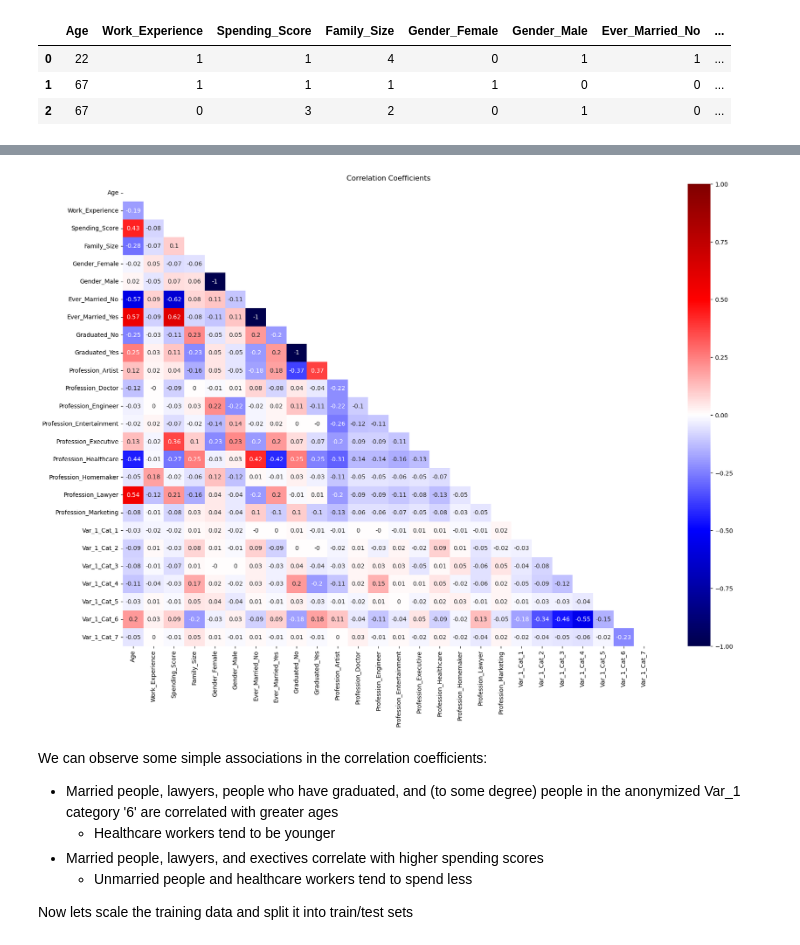
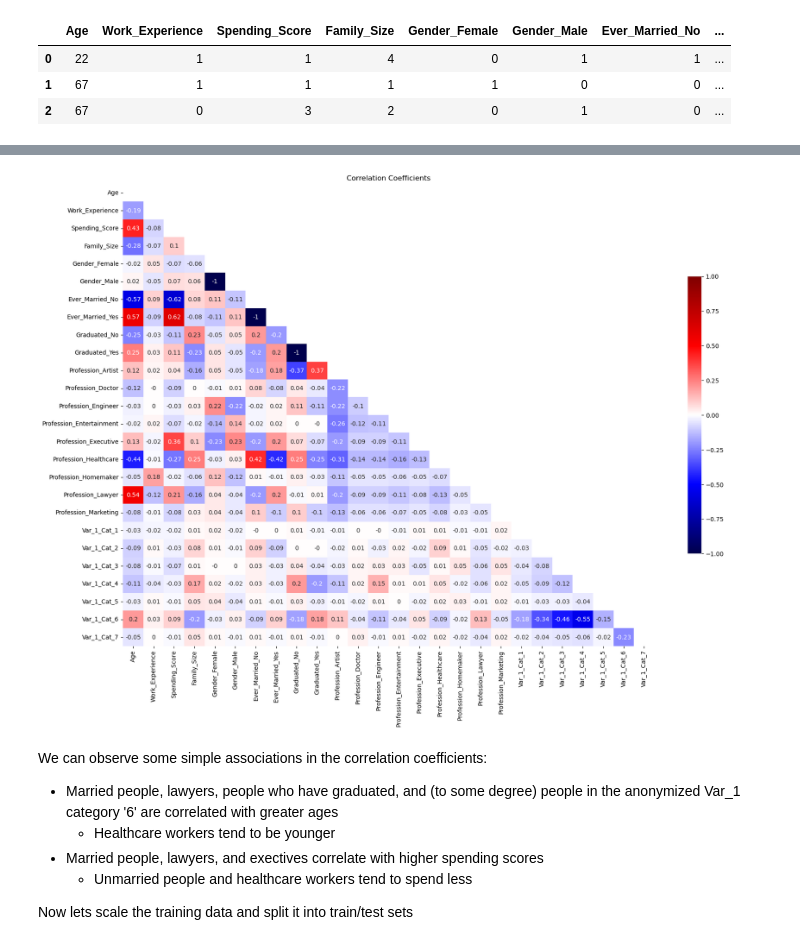
Before and after one commit to DomS1080/Data-Science, a Jupyter notebook: Projects/Customer/Customer.ipynb, the cells around one changed output, grey strips where cells are left out. Drawn from its saved outputs; the diff is of its cells as text; code cells hidden in the pictures.

```diff
--- a/Projects/Customer/Customer.ipynb
+++ b/Projects/Customer/Customer.ipynb
@@ -284,18 +282,18 @@ cust_enc.describe()
 # %%
 #Create correlation matrix
 corr_df = cust_enc.copy()
 corr_df = corr_df.drop(corr_df[['Segmentation']], axis=1)
 corr_matrix = corr_df.corr().round(2)
 
 #Plot masked heatmap
 mask = np.triu(np.ones_like(corr_matrix))
 plt.figure(figsize=(20,14))
 
-sns.heatmap(corr_matrix, annot=True, cmap='seismic', mask=mask, vmin=-1, vmax=1)
+sns.heatmap(corr_matrix, annot=True, cmap='seismic', mask=mask, vmin=-1, vmax=1, cbar_kws={'shrink': 0.6})
 plt.title('Correlation Coefficients')
 plt.show()
 # %% [output]
-[figure, old version]
+[figure, new version]
 # %% [markdown]
 We can observe some simple associations in the correlation coefficients:
 - Married people, lawyers, people who have graduated, and (to some degree) people in the anonymized Var_1 category '6' are correlated with greater ages
```
Also changed, not shown: parts of 13 cells of this notebook.
